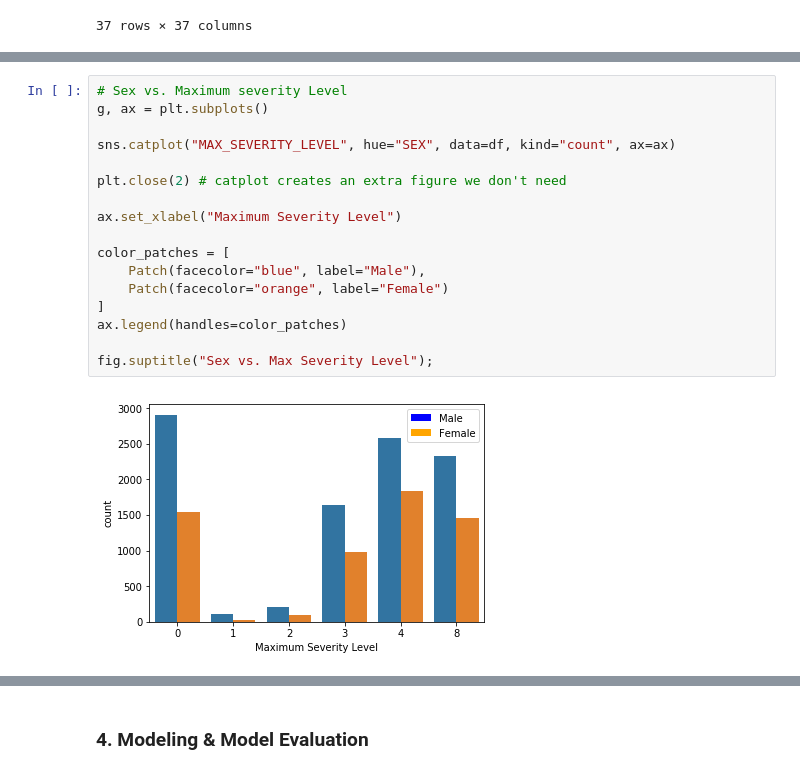
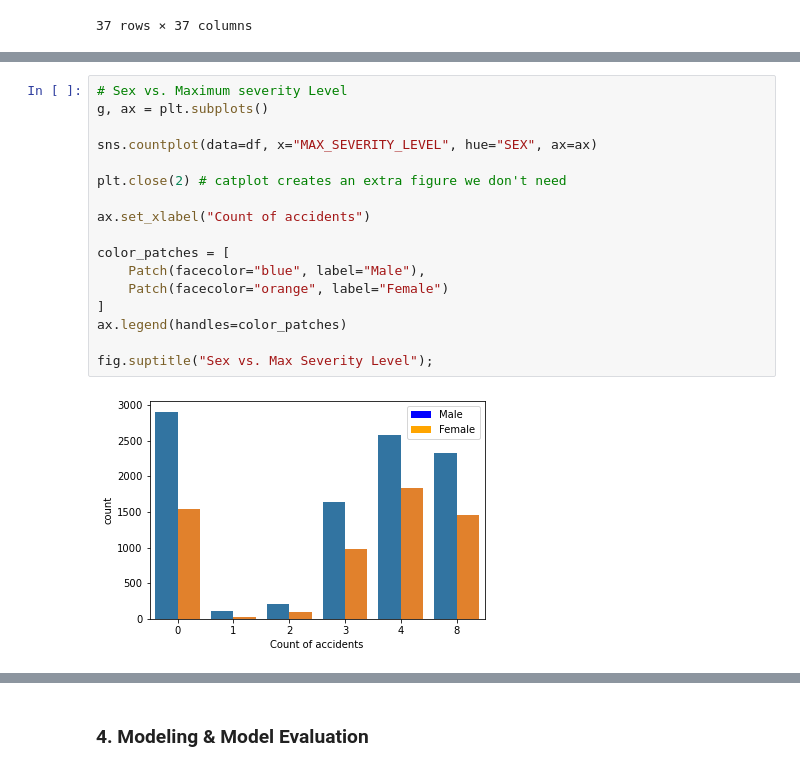
Before and after one commit to jboschan/Coursera_Capstone, a Jupyter notebook: Final Project Notebook: Accident Severity by Age.ipynb, the cells around one changed output, grey strips where cells are left out. Saved outputs shown, nothing was run; the diff lists cells and outputs as text.

```diff
--- a/Final Project Notebook: Accident Severity by Age.ipynb
+++ b/Final Project Notebook: Accident Severity by Age.ipynb
@@ -606,22 +605,22 @@ fig.suptitle("Sex vs. Injury or Fatal");
 # %%
 # Sex vs. Maximum severity Level
 g, ax = plt.subplots()
 
-sns.catplot("MAX_SEVERITY_LEVEL", hue="SEX", data=df, kind="count", ax=ax)
+sns.countplot(data=df, x="MAX_SEVERITY_LEVEL", hue="SEX", ax=ax)
 
 plt.close(2) # catplot creates an extra figure we don't need
 
-ax.set_xlabel("Maximum Severity Level")
+ax.set_xlabel("Count of accidents")
 
 color_patches = [
     Patch(facecolor="blue", label="Male"),
     Patch(facecolor="orange", label="Female")
 ]
 ax.legend(handles=color_patches)
 
 fig.suptitle("Sex vs. Max Severity Level");
 # %% [output]
-[figure, old version]
+[figure, new version]
 # %%
 # Sex vs. Severity Level
 g, ax = plt.subplots()
```
Also changed, not shown: parts of 52 cells of this notebook.
